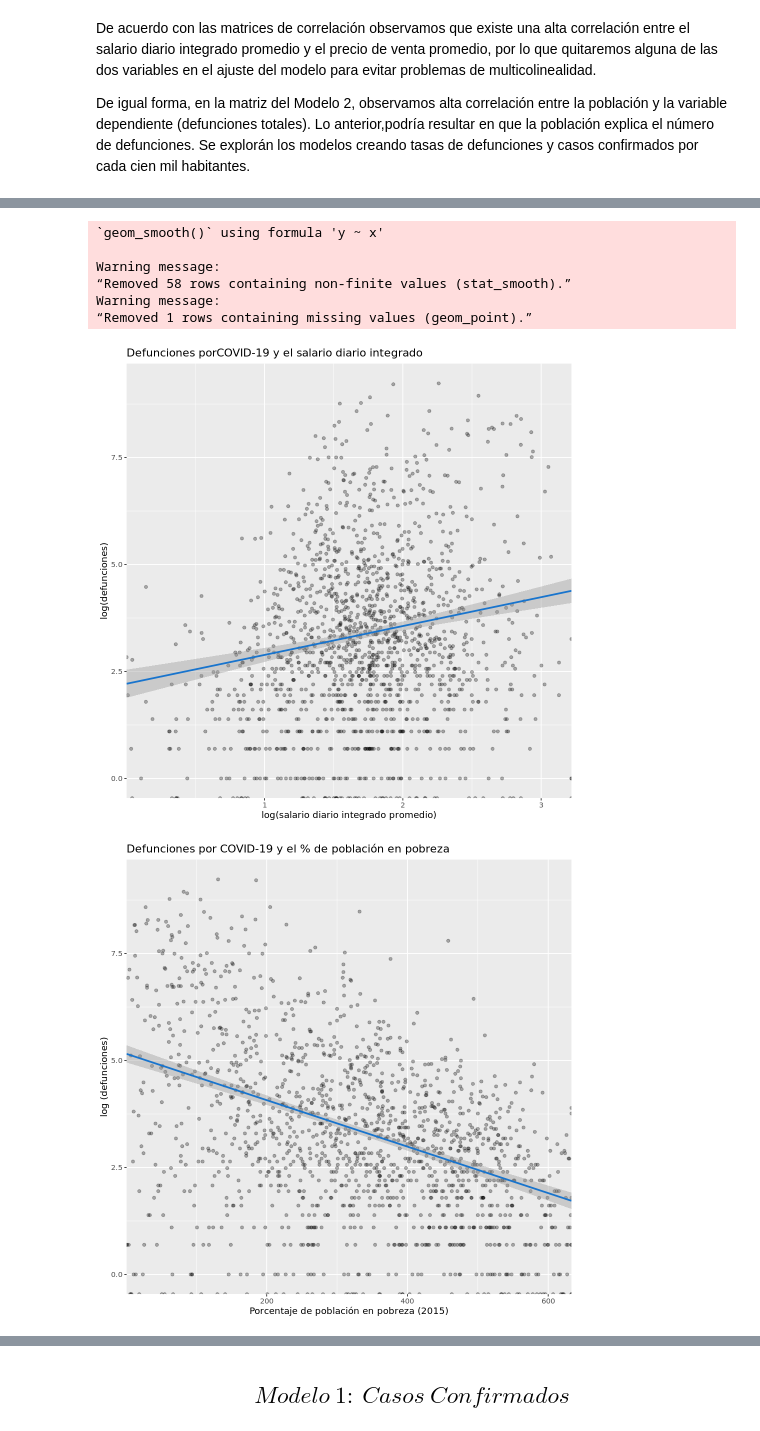
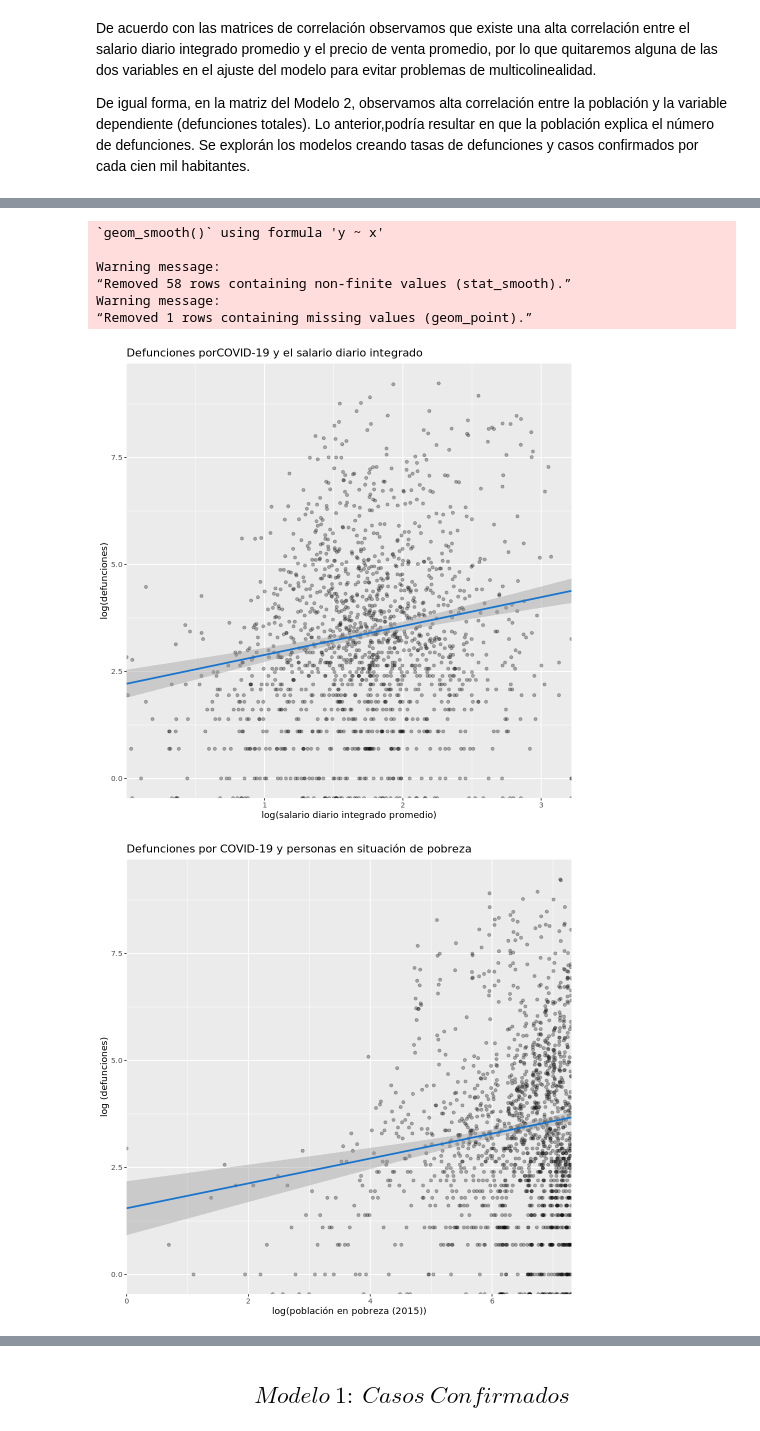
Before and after one commit to prope-2020-gh-classroom/practica-final-por-equipos-verano-2020-itam-rrmiguel-2401, a Jupyter notebook: AnalisisRegresion.ipynb, the cells around one changed output, grey strips where cells are left out. Saved outputs shown, nothing was run; the diff lists cells and outputs as text; code cells hidden in the pictures.

```diff
--- a/AnalisisRegresion.ipynb
+++ b/AnalisisRegresion.ipynb
@@ -86,6 +85,7 @@ mcorr1$log_precio<-log(mcorr1$precio_mean)
 mcorr1$log_salario<-log(mcorr1$salario_mean)
 mcorr1$ts_confirmados<-(mcorr1$confirmados_total/mcorr1$poblacion)*100000
 mcorr1$log_ts_confirmados<-log(mcorr1$ts_confirmados)
+mcorr1$log_pob_per_2015<-log(mcorr1$pob_per_2015)
 # %%
 plot_1<-ggplot(mcorr1, aes(x=log_precio, y=log_confirmados))
 plot_1 +
@@ -199,6 +198,7 @@ mcorr2$log_precio<-log(mcorr2$precio_mean)
 mcorr2$log_salario<-log(mcorr2$salario_mean)
 mcorr2$ts_defunciones<-(mcorr2$defunciones_total/mcorr2$poblacion)*100000
 mcorr2$log_ts_defunciones<-log(mcorr2$ts_defunciones)
+mcorr2$log_pob_per_2015<-log(mcorr2$pob_per_2015)
 # %%
 plot_4<-ggplot(mcorr2, aes(x=log_precio, y=log_defunciones_total))
 plot_4 +
@@ -214,36 +214,36 @@ plot_5 +
   geom_smooth(method = "lm", color = "dodgerblue3") +
   scale_x_continuous(expand = c(0,0)) +
   labs(title = "Defunciones porCOVID-19 y el salario diario integrado",
        x = "log(salario diario integrado promedio)", y = "log(defunciones)")
 
-plot_6<-ggplot(mcorr2, aes(x=pob_porc_2015, y=log_defunciones_total))
+plot_6<-ggplot(mcorr2, aes(x=log_pob_per_2015, y=log_defunciones_total))
 plot_6 +
   geom_point(alpha = 0.3) +
   geom_smooth(method = "lm", color = "dodgerblue3") +
   scale_x_continuous(expand = c(0,0)) +
-  labs(title = "Defunciones por COVID-19 y el % de población en pobreza",
-       x = "Porcentaje de población en pobreza (2015)", y = "log (defunciones)")
+  labs(title = "Defunciones por COVID-19 y personas en situación de pobreza",
+       x = "log(población en pobreza (2015))", y = "log (defunciones)")
 # %% [output]
 `geom_smooth()` using formula 'y ~ x'
 
 Warning message:
 “Removed 58 rows containing non-finite values (stat_smooth).”
 Warning message:
 “Removed 1 rows containing missing values (geom_point).”
 `geom_smooth()` using formula 'y ~ x'
 
 Warning message:
 “Removed 58 rows containing non-finite values (stat_smooth).”
 Warning message:
 “Removed 1 rows containing missing values (geom_point).”
 [figure]
 `geom_smooth()` using formula 'y ~ x'
 
 Warning message:
 “Removed 58 rows containing non-finite values (stat_smooth).”
 Warning message:
 “Removed 1 rows containing missing values (geom_point).”
 [figure]
-[figure, old version]
+[figure, new version]
 # %% [markdown]
 $Conclusión:$
```
Also changed, not shown: parts of 25 cells of this notebook.
